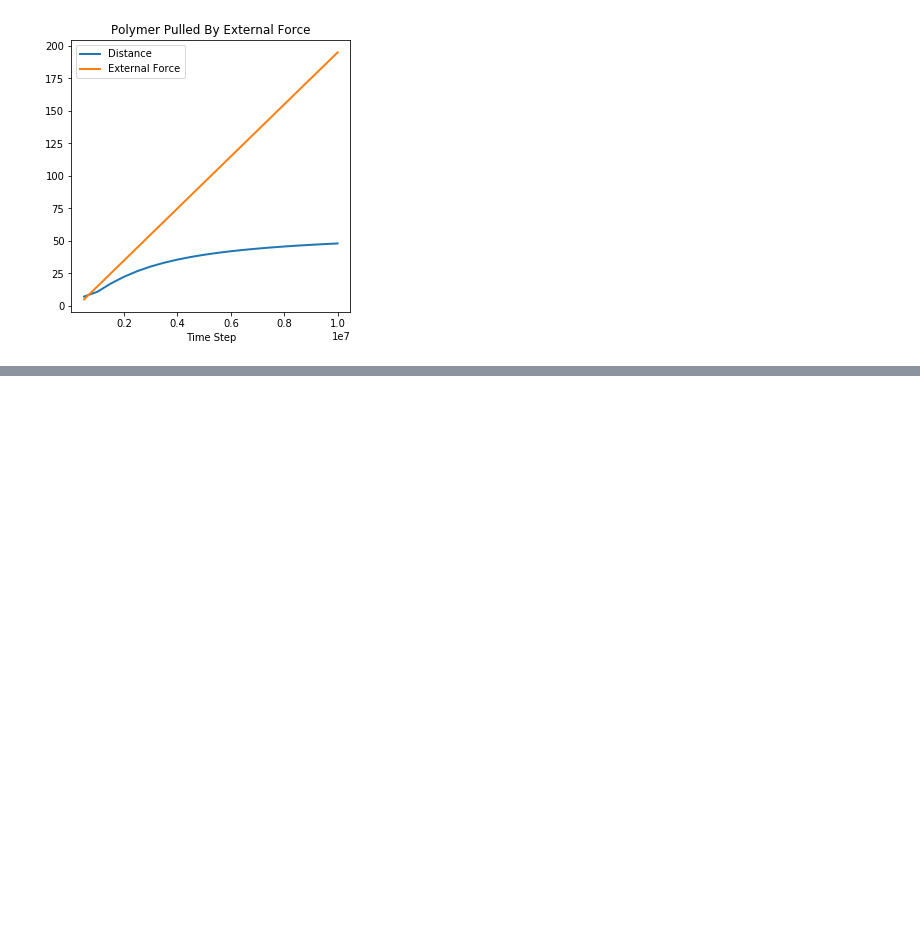
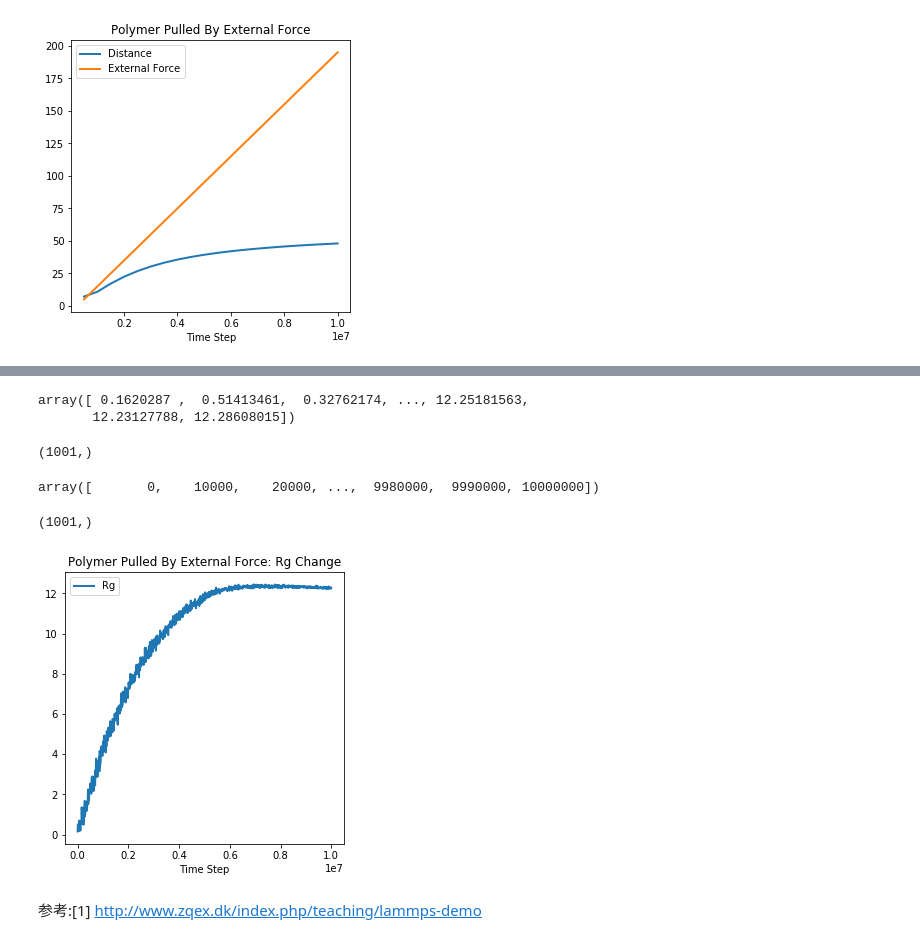
Before and after one commit to HuangJiaLian/MD_HomeWork, a Jupyter notebook: PlotData.ipynb, the cells around one changed output, grey strips where cells are left out. Drawn from its saved outputs; the diff is of its cells as text; code cells hidden in the pictures; blank space fills up the shorter version.

```diff
--- a/PlotData.ipynb
+++ b/PlotData.ipynb
@@ -2,7 +4,7 @@
 import matplotlib.pyplot as plt
 import pandas as pd
 # %%
-data = pd.read_csv('dist_vs_force_pure', sep=' ', header=None)
+data1 = pd.read_csv('dist_vs_force_pure', sep=' ', header=None)
 # %%
 fig = plt.figure(figsize=(5,5))
 plt.title('Polymer Pulled By External Force')
@@ -18,0 +54,21 @@ plt.show()
+# %%
+num_particle = 40
+rg_list = []
+for i in range(data.shape[0]):
+    if i % num_particle == 0:
+        # 1.算出质心到原点的距离r_c
+        sum_r = 0
+        for j in range(num_particle):
+            x,y = data[i+j,0],data[i+j,1]
+            sum_r += (x**2 + y**2)**(0.5)
+        r_c = sum_r/num_particle
+
+        # 2.计算回旋半径
+        rg = 0
+        for j in range(num_particle):
+            x,y = data[i+j,0],data[i+j,1]
+            r = (x**2 + y**2)**(0.5)
+            rg += (r - r_c)**2
+        rg /= num_particle
+        rg = rg**(0.5)
+        rg_list.append(rg)
@@ -18,0 +82,36 @@ plt.show()
+# %%
+# 将list转换成np.array,便于绘图
+rg_array = np.array(rg_list)
+# %%
+rg_array
+# %% [output]
+array([ 0.1620287 ,  0.51413461,  0.32762174, ..., 12.25181563,
+       12.23127788, 12.28608015])
+# %%
+rg_array.shape
+# %% [output]
+(1001,)
+# %%
+time_step = np.array(list(range(1001)))*10000
+# %%
+time_step
+# %% [output]
+array([       0,    10000,    20000, ...,  9980000,  9990000, 10000000])
+# %%
+time_step.shape
+# %% [output]
+(1001,)
+# %%
+fig = plt.figure(figsize=(5,5))
+plt.title('Polymer Pulled By External Force: Rg Change')
+ax = fig.add_subplot(111)
+ax.plot(time_step,rg_array, label='Rg',linewidth=2.0)
+plt.legend()
+plt.xlabel('Time Step')
+plt.savefig('./pic/rg.svg')
+plt.savefig('./pic/rg.png')
+plt.show()
+# %% [output]
+[figure, added]
+# %% [markdown]
+参考:[1] http://www.zqex.dk/index.php/teaching/lammps-demo
```
Also changed, not shown: parts of 10 cells of this notebook, 13 other files.
